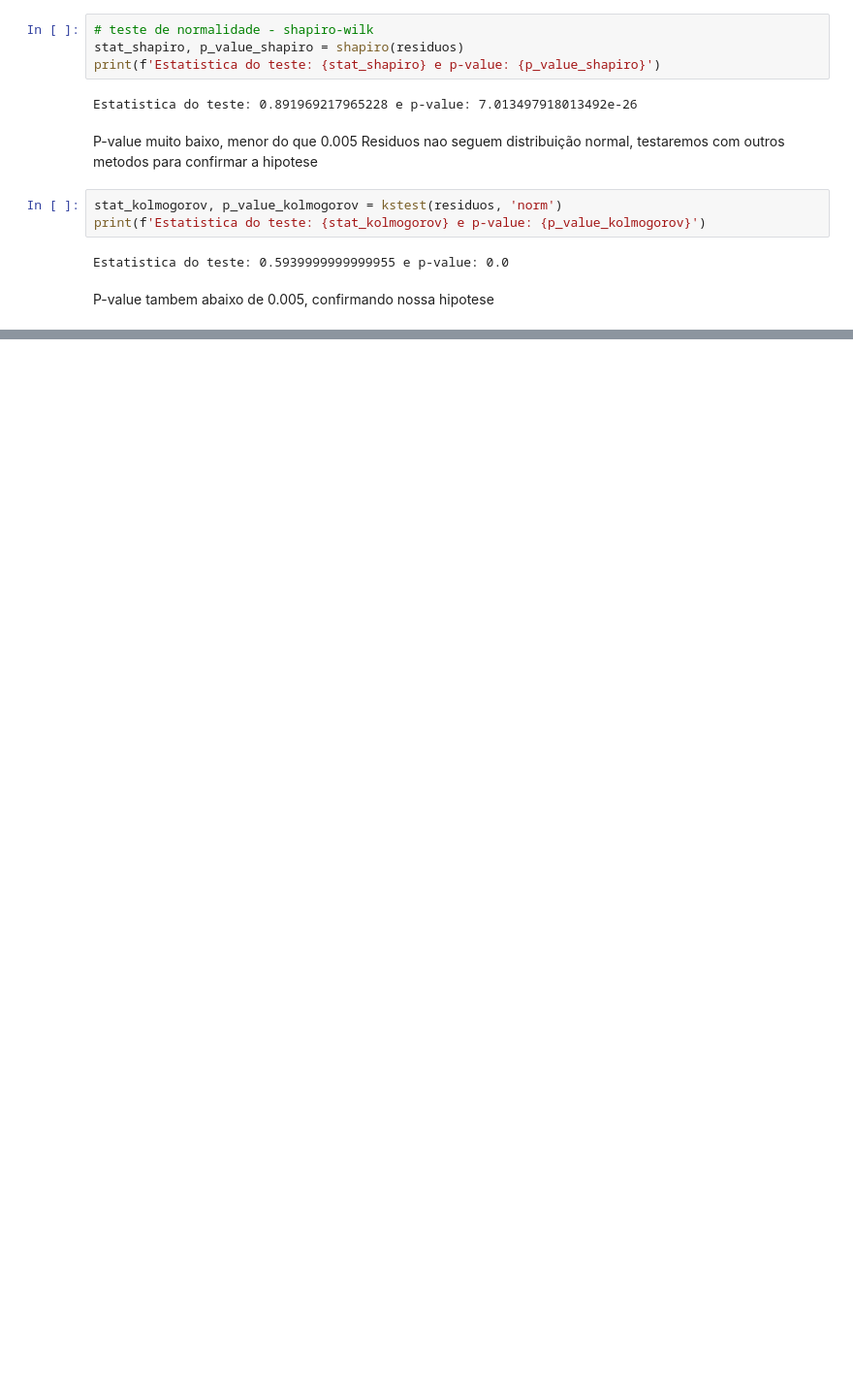
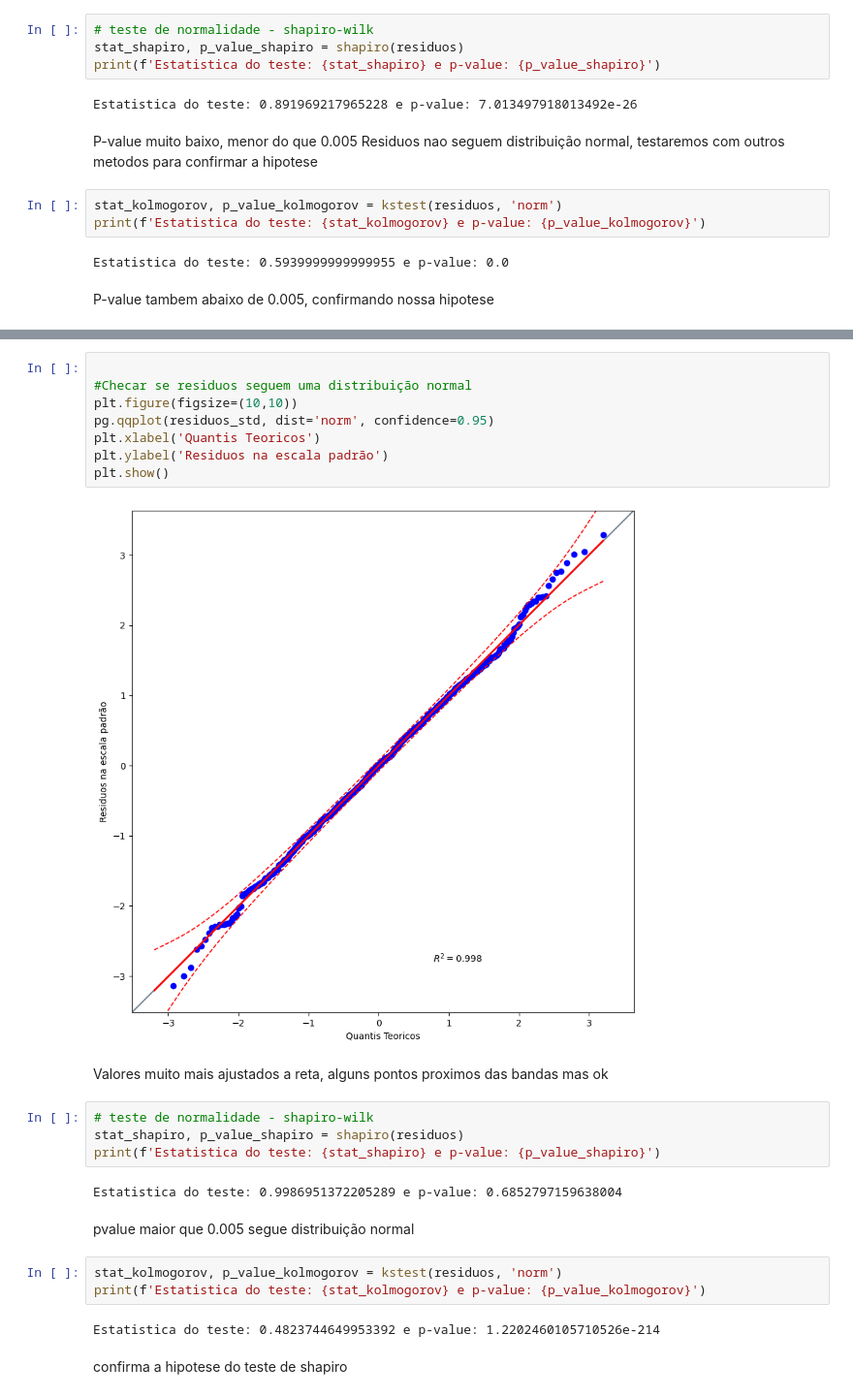
Before and after one commit to Nicolas-Giacomelli/Modelo-Polinomial-API-Streamlit, a Jupyter notebook: modelo_salario.ipynb, the cells around one changed output, grey strips where cells are left out. Shown at 97% size. Saved outputs shown, nothing was run; the diff lists cells and outputs as text; blank space fills up the shorter version.

```diff
--- a/modelo_salario.ipynb
+++ b/modelo_salario.ipynb
@@ -298,0 +477,27 @@ P-value tambem abaixo de 0.005, confirmando nossa hipotese
+# %%
+
+#Checar se residuos seguem uma distribuição normal
+plt.figure(figsize=(10,10))
+pg.qqplot(residuos_std, dist='norm', confidence=0.95)
+plt.xlabel('Quantis Teoricos')
+plt.ylabel('Residuos na escala padrão')
+plt.show()
+# %% [output]
+[figure, added]
+# %% [markdown]
+Valores muito mais ajustados a reta, alguns pontos proximos das bandas mas ok
+# %%
+# teste de normalidade - shapiro-wilk
+stat_shapiro, p_value_shapiro = shapiro(residuos)
+print(f'Estatistica do teste: {stat_shapiro} e p-value: {p_value_shapiro}')
+# %% [output]
+Estatistica do teste: 0.9986951372205289 e p-value: 0.6852797159638004
+# %% [markdown]
+pvalue maior que 0.005 segue distribuição normal
+# %%
+stat_kolmogorov, p_value_kolmogorov = kstest(residuos, 'norm')
+print(f'Estatistica do teste: {stat_kolmogorov} e p-value: {p_value_kolmogorov}')
+# %% [output]
+Estatistica do teste: 0.4823744649953392 e p-value: 1.2202460105710526e-214
+# %% [markdown]
+confirma a hipotese do teste de shapiro
```
Also changed, not shown: parts of 23 cells of this notebook.
